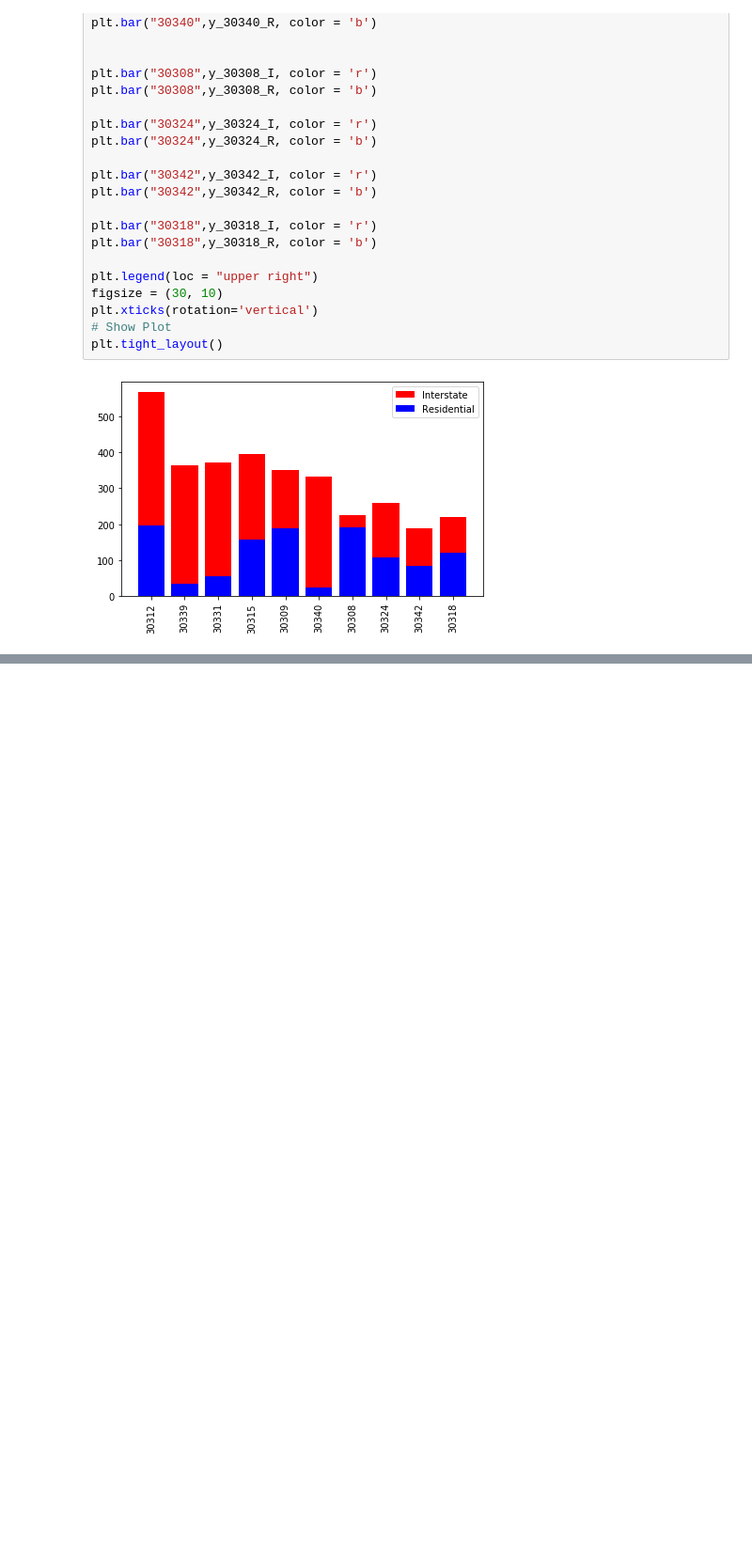
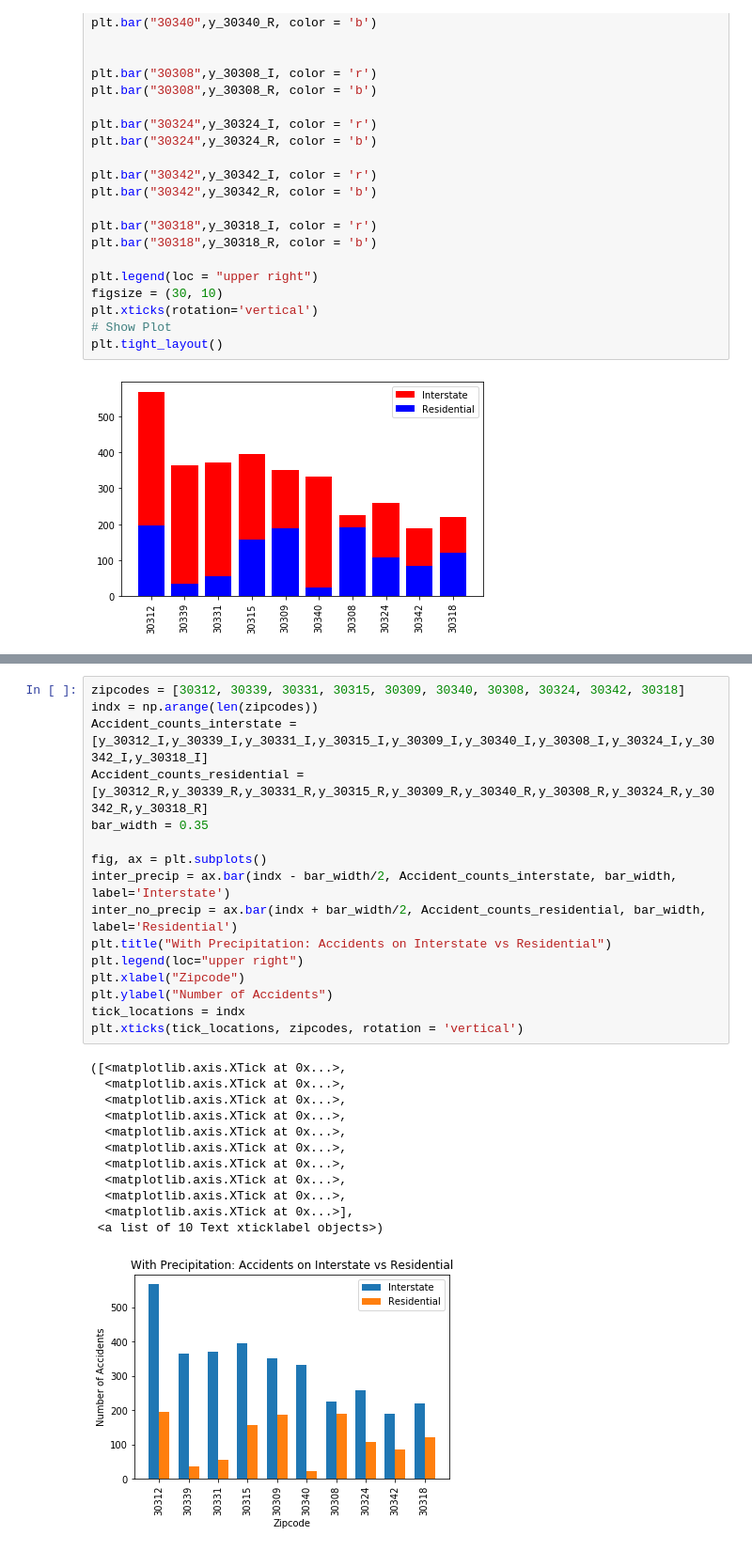
Before and after one commit to alexcaughman/iteration_station, a Jupyter notebook: Analysis_AP_7_4_20.ipynb, the cells around one changed output, grey strips where cells are left out. Shown at 94% size. Drawn from its saved outputs; the diff is of its cells as text; blank space fills up the shorter version.

```diff
--- a/Analysis_AP_7_4_20.ipynb
+++ b/Analysis_AP_7_4_20.ipynb
@@ -442,0 +510,29 @@ plt.tight_layout()
+# %%
+zipcodes = [30312, 30339, 30331, 30315, 30309, 30340, 30308, 30324, 30342, 30318]
+indx = np.arange(len(zipcodes))
+Accident_counts_interstate = [y_30312_I,y_30339_I,y_30331_I,y_30315_I,y_30309_I,y_30340_I,y_30308_I,y_30324_I,y_30342_I,y_30318_I]
+Accident_counts_residential = [y_30312_R,y_30339_R,y_30331_R,y_30315_R,y_30309_R,y_30340_R,y_30308_R,y_30324_R,y_30342_R,y_30318_R]
+bar_width = 0.35
+
+fig, ax = plt.subplots()
+inter_precip = ax.bar(indx - bar_width/2, Accident_counts_interstate, bar_width, label='Interstate')
+inter_no_precip = ax.bar(indx + bar_width/2, Accident_counts_residential, bar_width, label='Residential')
+plt.title("With Precipitation: Accidents on Interstate vs Residential")
+plt.legend(loc="upper right")
+plt.xlabel("Zipcode")
+plt.ylabel("Number of Accidents")
+tick_locations = indx
+plt.xticks(tick_locations, zipcodes, rotation = 'vertical')
+# %% [output]
+([<matplotlib.axis.XTick at 0x...>,
+  <matplotlib.axis.XTick at 0x...>,
+  <matplotlib.axis.XTick at 0x...>,
+  <matplotlib.axis.XTick at 0x...>,
+  <matplotlib.axis.XTick at 0x...>,
+  <matplotlib.axis.XTick at 0x...>,
+  <matplotlib.axis.XTick at 0x...>,
+  <matplotlib.axis.XTick at 0x...>,
+  <matplotlib.axis.XTick at 0x...>,
+  <matplotlib.axis.XTick at 0x...>],
+ <a list of 10 Text xticklabel objects>)
+[figure, added]
```
Also changed, not shown: parts of 14 cells of this notebook.
